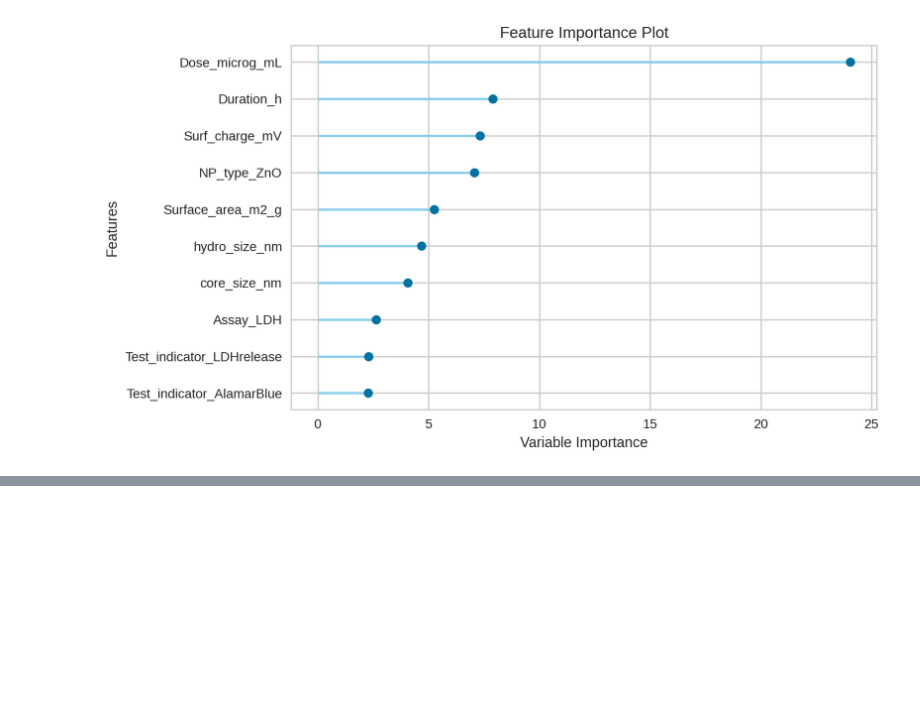
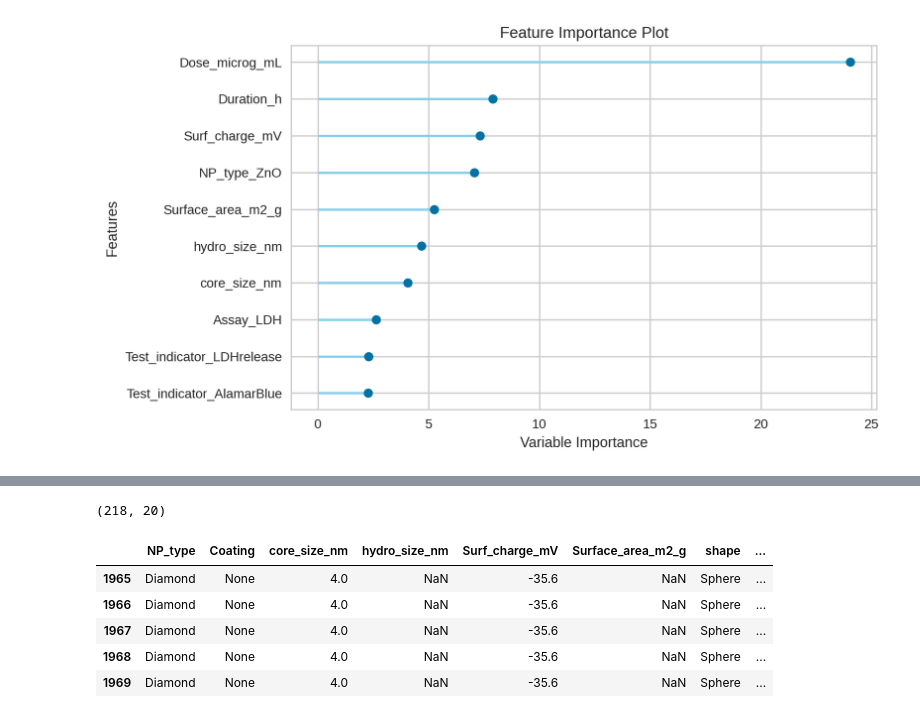
Before and after one commit to ammar257ammar/Nanosafety-ML-pycaret, a Jupyter notebook: analysis.ipynb, the cells around one changed output, grey strips where cells are left out. Cells and saved outputs as stored; diff of their text form; code cells hidden in the pictures; blank space fills up the shorter version.

```diff
--- a/analysis.ipynb
+++ b/analysis.ipynb
@@ -905,0 +941,15 @@ plot_model(best_metal_oxide_mdl, plot = 'feature')
+# %%
+data_carbon_df = data_df[data_df['nanomaterial_group'] == 'carbon']
+# %%
+data_carbon_df.shape
+# %% [output]
+(218, 20)
+# %%
+data_carbon_df.head()
+# %% [output]
+|  | NP_type | Coating | core_size_nm | hydro_size_nm | Surf_charge_mV | Surface_area_m2_g | shape | ... |
+| 1965 | Diamond | None | 4.0 | NaN | -35.6 | NaN | Sphere | ... |
+| 1966 | Diamond | None | 4.0 | NaN | -35.6 | NaN | Sphere | ... |
+| 1967 | Diamond | None | 4.0 | NaN | -35.6 | NaN | Sphere | ... |
+| 1968 | Diamond | None | 4.0 | NaN | -35.6 | NaN | Sphere | ... |
+| 1969 | Diamond | None | 4.0 | NaN | -35.6 | NaN | Sphere | ... |
```
Also changed, not shown: parts of 9 cells of this notebook.
